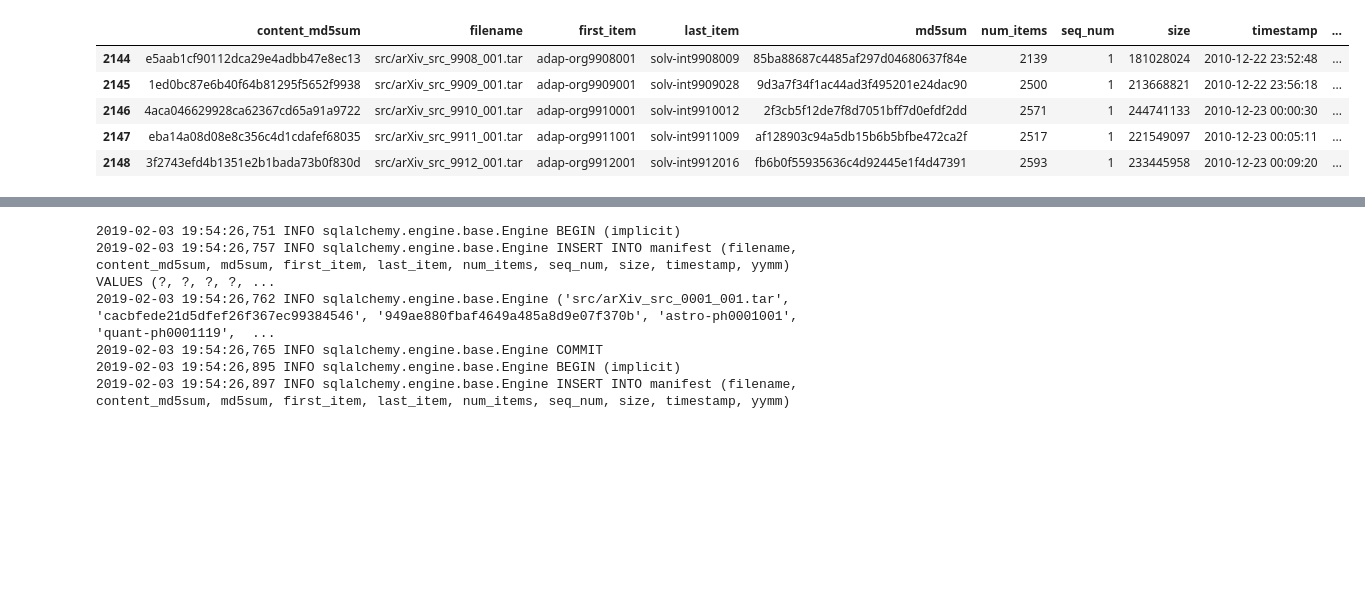
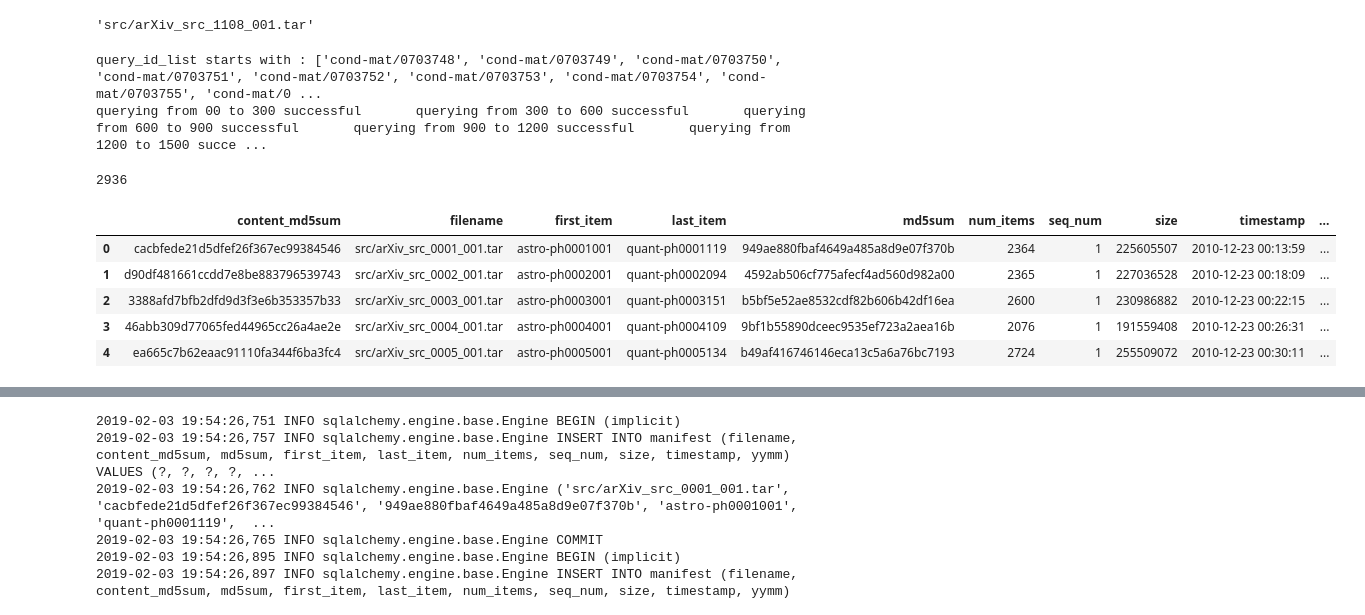
Before and after one commit to lab156/arxivDownload, a Jupyter notebook: Populating and examples SQLAlchemy databases.ipynb, the cells around one changed output, grey strips where cells are left out. Drawn from its saved outputs; the diff is of its cells as text; code cells hidden in the pictures; blank space fills up the shorter version.

```diff
--- a/Populating and examples SQLAlchemy databases.ipynb
+++ b/Populating and examples SQLAlchemy databases.ipynb
@@ -1,11 +1,17 @@
 # %%
-import xml.etree.ElementTree as ET
+from lxml import etree
 import pandas as pd
 import sqlalchemy as sa
 from sqlalchemy.orm import sessionmaker
 import sys
 sys.path.insert(0,'arxiv.py/')
 import arxiv
+import databases.create_db_define_models as cre
 
-with open('../manifest_jan_2019.xml', 'r') as f:
-    mani = ET.parse(f)
+with open('../arXiv_src_manifest_Oct_2019.xml', 'r') as f:
+    mani = etree.parse(f)
+
+# Get list of filenames with xpath
+fname = mani.xpath('.//filename')
+len(fname)
+fname_set = set([f.text for f in fname])
@@ -15,0 +53,13 @@ with open('../manifest_jan_2019.xml', 'r') as f:
+# %%
+diff_set.pop()
+# %% [output]
+'src/arXiv_src_1108_001.tar'
+# %%
+x = pro.Xtraction('/mnt/arXiv_src/src/arXiv_src_0703_002.tar')
+# %% [output]
+query_id_list starts with : ['cond-mat/0703748', 'cond-mat/0703749', 'cond-mat/0703750', 'cond-mat/0703751', 'cond-mat/0703752', 'cond-mat/0703753', 'cond-mat/0703754', 'cond-mat/0703755', 'cond-mat/0 ...
+querying from 00 to 300 successful       querying from 300 to 600 successful       querying from 600 to 900 successful       querying from 900 to 1200 successful       querying from 1200 to 1500 succe ...
+# %%
+len(x.query_results)
+# %% [output]
+2936
@@ -28,11 +88,11 @@ filedf = pd.DataFrame(parse_root(root))
 filedf[['num_items', 'size']] = filedf[['num_items', 'size']].astype(int)
 filedf['filename'] = filedf['filename'].astype(str)
 # %%
-filedf.tail()
+filedf.head()
 # %% [output]
 |  | content_md5sum | filename | first_item | last_item | md5sum | num_items | seq_num | size | timestamp | ... |
-| 2144 | e5aab1cf90112dca29e4adbb47e8ec13 | src/arXiv_src_9908_001.tar | adap-org9908001 | solv-int9908009 | 85ba88687c4485af297d04680637f84e | 2139 | 1 | 181028024 | 2010-12-22 23:52:48 | ... |
-| 2145 | 1ed0bc87e6b40f64b81295f5652f9938 | src/arXiv_src_9909_001.tar | adap-org9909001 | solv-int9909028 | 9d3a7f34f1ac44ad3f495201e24dac90 | 2500 | 1 | 213668821 | 2010-12-22 23:56:18 | ... |
-| 2146 | 4aca046629928ca62367cd65a91a9722 | src/arXiv_src_9910_001.tar | adap-org9910001 | solv-int9910012 | 2f3cb5f12de7f8d7051bff7d0efdf2dd | 2571 | 1 | 244741133 | 2010-12-23 00:00:30 | ... |
-| 2147 | eba14a08d08e8c356c4d1cdafef68035 | src/arXiv_src_9911_001.tar | adap-org9911001 | solv-int9911009 | af128903c94a5db15b6b5bfbe472ca2f | 2517 | 1 | 221549097 | 2010-12-23 00:05:11 | ... |
-| 2148 | 3f2743efd4b1351e2b1bada73b0f830d | src/arXiv_src_9912_001.tar | adap-org9912001 | solv-int9912016 | fb6b0f55935636c4d92445e1f4d47391 | 2593 | 1 | 233445958 | 2010-12-23 00:09:20 | ... |
+| 0 | cacbfede21d5dfef26f367ec99384546 | src/arXiv_src_0001_001.tar | astro-ph0001001 | quant-ph0001119 | 949ae880fbaf4649a485a8d9e07f370b | 2364 | 1 | 225605507 | 2010-12-23 00:13:59 | ... |
+| 1 | d90df481661ccdd7e8be883796539743 | src/arXiv_src_0002_001.tar | astro-ph0002001 | quant-ph0002094 | 4592ab506cf775afecf4ad560d982a00 | 2365 | 1 | 227036528 | 2010-12-23 00:18:09 | ... |
+| 2 | 3388afd7bfb2dfd9d3f3e6b353357b33 | src/arXiv_src_0003_001.tar | astro-ph0003001 | quant-ph0003151 | b5bf5e52ae8532cdf82b606b42df16ea | 2600 | 1 | 230986882 | 2010-12-23 00:22:15 | ... |
+| 3 | 46abb309d77065fed44965cc26a4ae2e | src/arXiv_src_0004_001.tar | astro-ph0004001 | quant-ph0004109 | 9bf1b55890dceec9535ef723a2aea16b | 2076 | 1 | 191559408 | 2010-12-23 00:26:31 | ... |
+| 4 | ea665c7b62eaac91110fa344f6ba3fc4 | src/arXiv_src_0005_001.tar | astro-ph0005001 | quant-ph0005134 | b49af416746146eca13c5a6a76bc7193 | 2724 | 1 | 255509072 | 2010-12-23 00:30:11 | ... |
```
Also changed, not shown: parts of 17 cells of this notebook, 3 other files.
